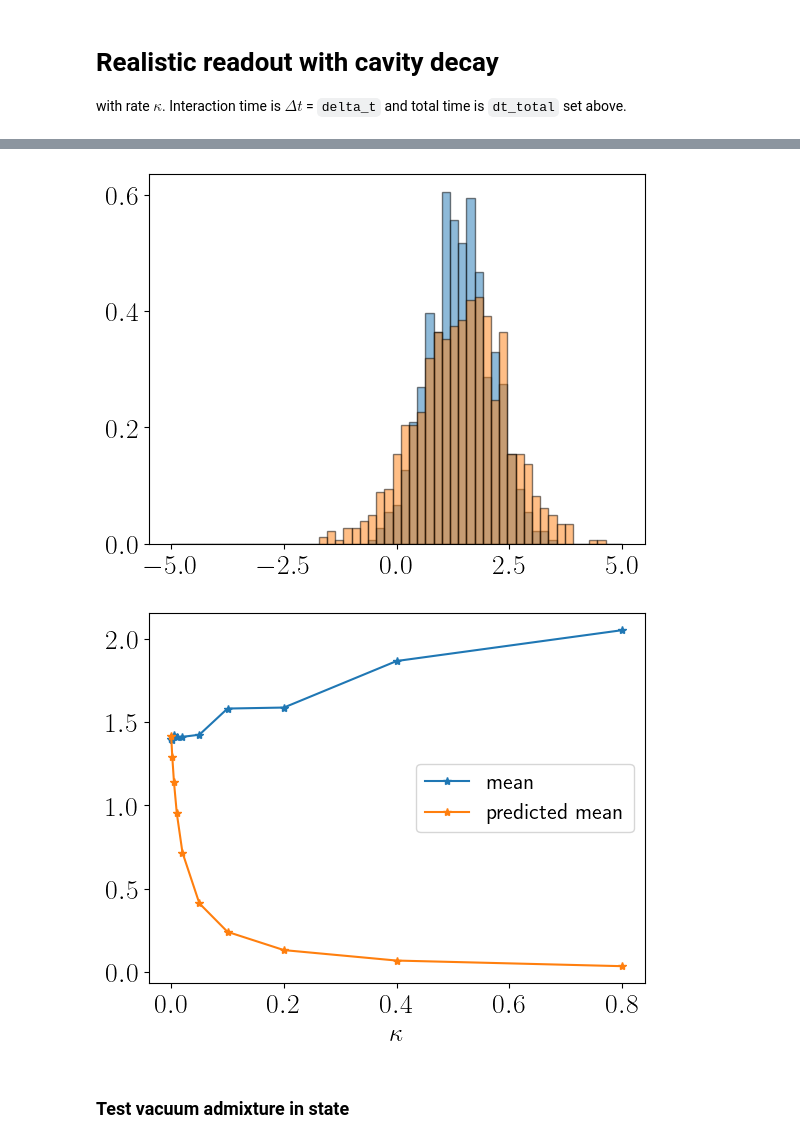
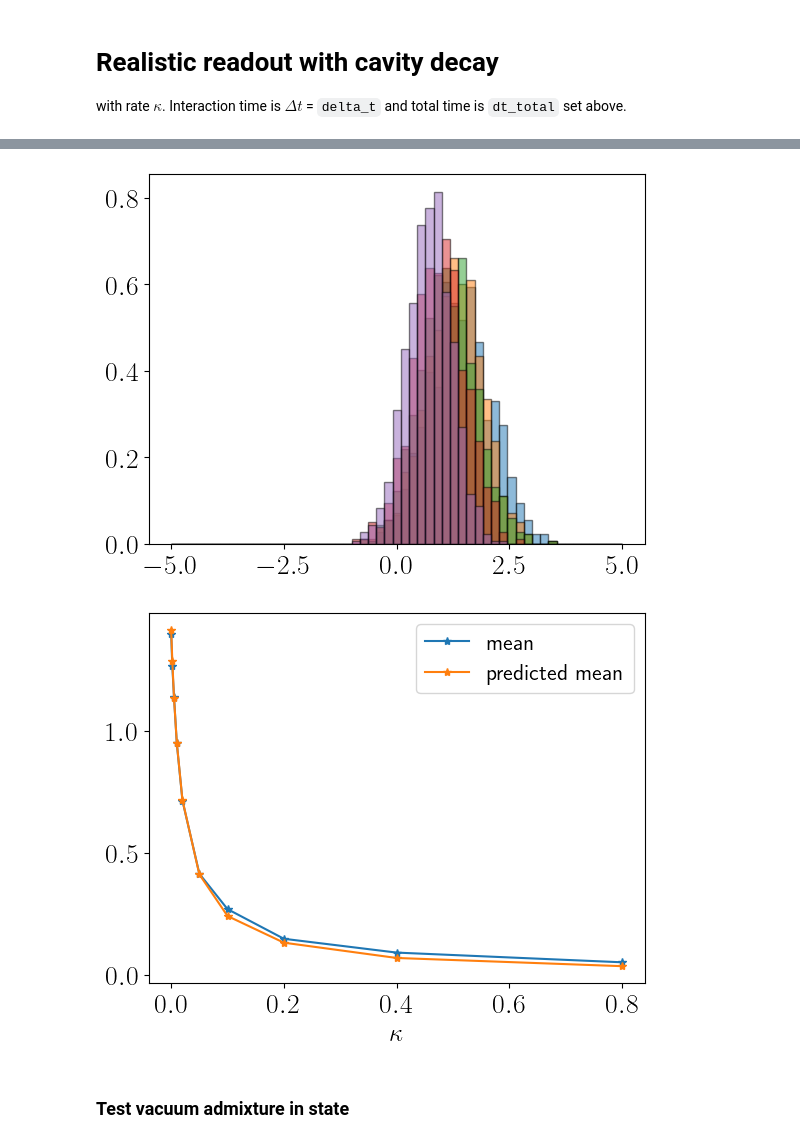
Before and after one commit to ingstra/qubitdyne, a Jupyter notebook: test_decay_efficiency.ipynb, the cells around one changed output, grey strips where cells are left out. Saved outputs shown, nothing was run; the diff lists cells and outputs as text; code cells hidden in the pictures.

```diff
--- a/test_decay_efficiency.ipynb
+++ b/test_decay_efficiency.ipynb
@@ -116,7 +116,7 @@ def get_measurements(kappa):
     ### Homodyne efficiency
     eta = gamma_effective/(gamma_effective + kappa)
 
-    weights=(theta/np.sqrt(2))*np.exp(-nsteps*(theta**2/2 + kappa*dt_total/2) )/eta
+    weights=(theta/np.sqrt(2))*np.exp(-nsteps*(theta**2/2 + kappa*dt_total/2) )#/eta
 
 
     measurements = []
@@ -181,17 +181,17 @@ Wall time: 55min
 # %%
 plt.hist(measurement0,Nbins,[-5,5], density=True, edgecolor='k', alpha=0.5)
-#plt.hist(measurement1,Nbins,[-5,5], density=True, edgecolor='k', alpha=0.5)
-#plt.hist(measurement2,Nbins,[-5,5], density=True, edgecolor='k', alpha=0.5)
-#plt.hist(measurement3,Nbins,[-5,5], density=True, edgecolor='k', alpha=0.5);
+plt.hist(measurement1,Nbins,[-5,5], density=True, edgecolor='k', alpha=0.5)
+plt.hist(measurement2,Nbins,[-5,5], density=True, edgecolor='k', alpha=0.5)
+plt.hist(measurement3,Nbins,[-5,5], density=True, edgecolor='k', alpha=0.5);
 plt.hist(measurement4,Nbins,[-5,5], density=True, edgecolor='k', alpha=0.5);
 #plt.hist(measurement5,Nbins,[-5,5], density=True, edgecolor='k', alpha=0.5);
 #plt.hist(measurement6,Nbins,[-5,5], density=True, edgecolor='k', alpha=0.5);
 #plt.hist(measurement9,Nbins,[-5,5], density=True, edgecolor='k', alpha=0.5);
 
 x = np.linspace(-k,k)
 #plt.plot(x+2*np.sqrt(2), np.abs(np.exp(-x**2/2)*(1/np.pi)**(1/4))**2)
 # %% [output]
-[figure, old version]
+[figure, new version]
 # %%
 meas_list = [measurement0, measurement1, measurement2, measurement3, measurement4, measurement5, measurement6, measurement7, measurement8, measurement9]
 kappa_list = [kappa0, kappa1, kappa2,kappa3, kappa4, kappa5, kappa6, kappa7, kappa8, kappa9]
@@ -214,7 +214,7 @@ mean_prediction_list = [mean_original*eta for eta in eta_list]
 plt.plot(kappa_list, mean_prediction_list,'*-', label='predicted mean')
 plt.legend();
 # %% [output]
-[figure, old version]
+[figure, new version]
 # %% [markdown]
 ### Test vacuum admixture in state
 # %%
```
Also changed, not shown: parts of 2 cells of this notebook.
